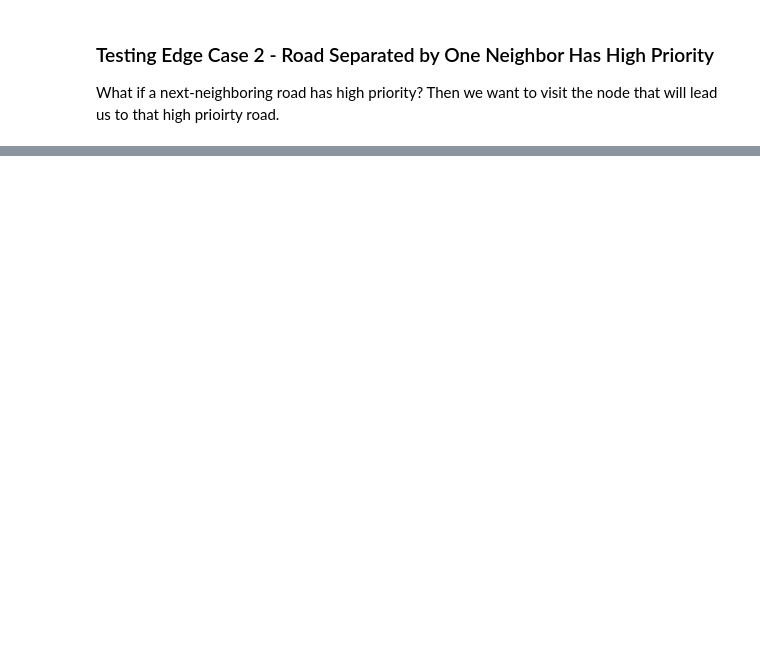
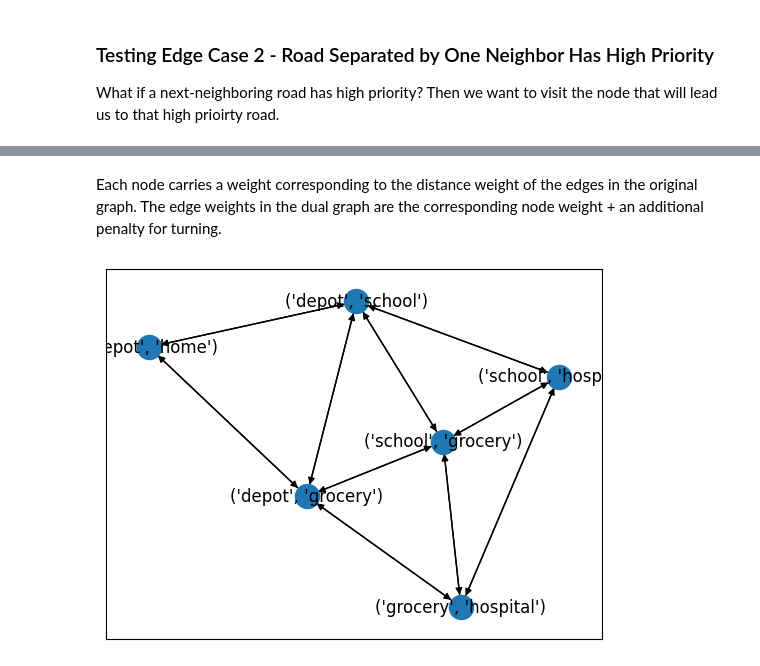
Before and after one commit to Ian1528/Snowplow-Route-Optimization, a Jupyter notebook: ToyProblem1/TurnConsiderations.ipynb, the cells around one changed output, grey strips where cells are left out. Cells and saved outputs as stored; diff of their text form; code cells hidden in the pictures; blank space fills up the shorter version.

Commit message:
Created a dual representation of graph to enable turn weights to be considered

```diff
--- a/ToyProblem1/TurnConsiderations.ipynb
+++ b/ToyProblem1/TurnConsiderations.ipynb
@@ -832,7 +732,0 @@ KeyError: 'passes'
-# %%
-for i,edge in enumerate(route):
-    print(i, edge)
-
-print("\n\n\n")
-for i,edge in enumerate(route_new):
-    print(i, edge)
@@ -853,0 +798,23 @@ Define a cost function for a route and compare if the new route is an improvemen
+# %%
+G_dual = nx.DiGraph(name="pseudo-dual")
+
+# Create nodes in G_dual for each edge in G
+for edge in G.edges():
+    G_dual.add_node(edge, weight=G[edge[0]][edge[1]]['distance'])
+
+# Create edges in G_dual to represent connections between two edges in G
+for edge1 in G.edges():
+    for edge2 in G.edges():
+        if edge1 != edge2:
+            if edge1[1] == edge2[0] or edge1[0] == edge2[0] or edge1[1] == edge2[1]:
+
+                # get the weights for traversing in both directions
+                weight1 = identify_cost(G, G_dual, edge1, edge2)
+                weight2 = identify_cost(G, G_dual, edge2, edge1)
+
+                # add edges to graph
+                G_dual.add_edge(edge1, edge2, weight=weight1)
+                G_dual.add_edge(edge2, edge1, weight=weight2)
+
+print(G_dual)
+print_graph_attributes(G_dual)
@@ -853,0 +839,12 @@ Define a cost function for a route and compare if the new route is an improvemen
+# %% [markdown]
+Each node carries a weight corresponding to the distance weight of the edges in the original graph. The edge weights in the dual graph are the corresponding node weight + an additional penalty for turning.
+# %%
+# Set the seed for the spring layout
+spring_pos = nx.spring_layout(G_dual, seed=1)
+
+# Draw the graph using the spring layout
+nx.draw_networkx(G_dual, pos=spring_pos, with_labels=True)
+
+plt.show()
+# %% [output]
+[figure, added]
```
Also changed, not shown: parts of 21 cells of this notebook.
